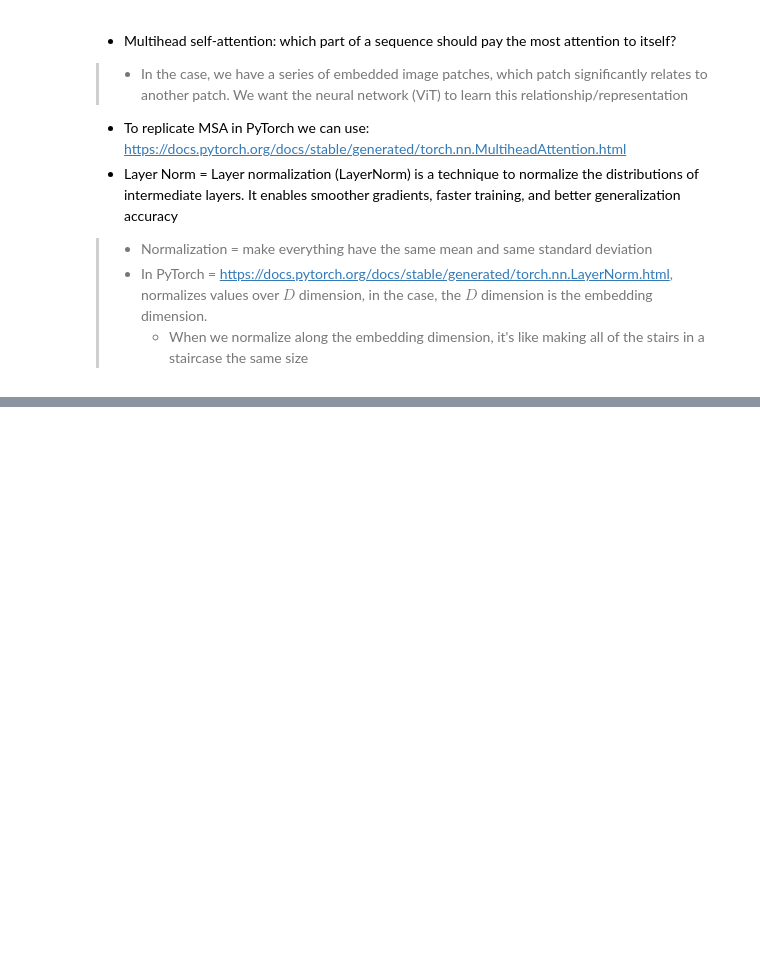
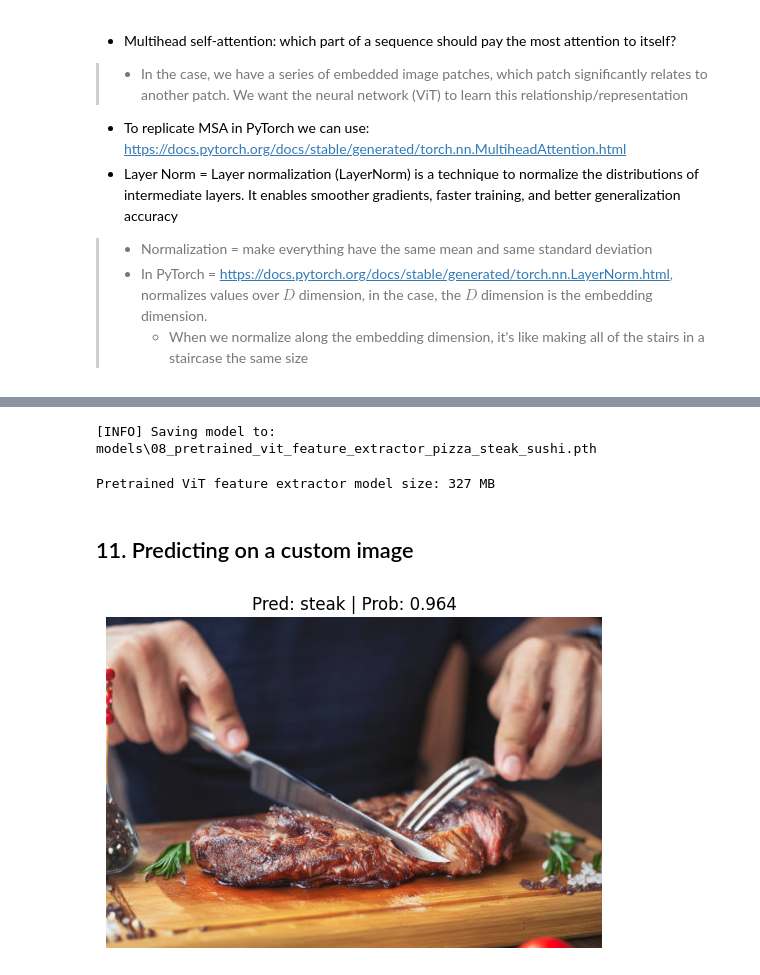
Before and after one commit to lamnhuthoa/pytorch-for-deep-learning, a Jupyter notebook: 08_pytorch_research_paper_replicating/08_pytorch_research_paper_replicating.ipynb, the cells around one changed output, grey strips where cells are left out. Drawn from its saved outputs; the diff is of its cells as text; code cells hidden in the pictures; blank space fills up the shorter version.

```diff
--- a/08_pytorch_research_paper_replicating/08_pytorch_research_paper_replicating.ipynb
+++ b/08_pytorch_research_paper_replicating/08_pytorch_research_paper_replicating.ipynb
@@ -822,0 +1317,3 @@ tensor([[[ 0.3760, -0.0790,  0.6969,  ...,  0.0856,  0.5478,  0.1634],
+# %%
+device = "cuda" if torch.cuda.is_available() else "cpu"
+print(f"[INFO] Using device: {device}")
@@ -822,0 +1434,31 @@ tensor([[[ 0.3760, -0.0790,  0.6969,  ...,  0.0856,  0.5478,  0.1634],
+# %%
+# Save the model
+from going_modular.going_modular import utils
+
+utils.save_model(model=pretrained_vit,
+                 target_dir="models",
+                 model_name="08_pretrained_vit_feature_extractor_pizza_steak_sushi.pth")
+# %% [output]
+[INFO] Saving model to: models\08_pretrained_vit_feature_extractor_pizza_steak_sushi.pth
+# %%
+from pathlib import Path
+
+# Get the model size in bytes then convert to megabytes
+pretrained_vit_model_size = Path("models/08_pretrained_vit_feature_extractor_pizza_steak_sushi.pth").stat().st_size // (1024 * 1024)
+print(f"Pretrained ViT feature extractor model size: {pretrained_vit_model_size} MB")
+# %% [output]
+Pretrained ViT feature extractor model size: 327 MB
+# %% [markdown]
+## 11. Predicting on a custom image
+# %%
+import requests
+
+from going_modular.going_modular.predictions import pred_and_plot_image
+
+custom_image_path = "data/steak-pic.jpg"
+
+pred_and_plot_image(model=pretrained_vit,
+                    image_path=custom_image_path,
+                    class_names=class_names)
+# %% [output]
+[figure, added]
```
Also changed, not shown: parts of 70 cells of this notebook, 1 other file.
